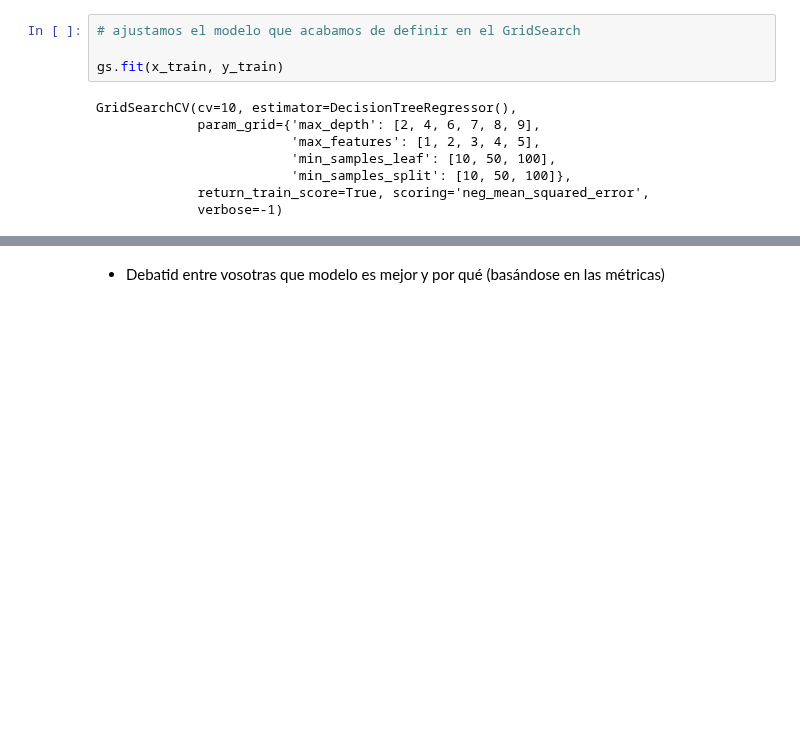
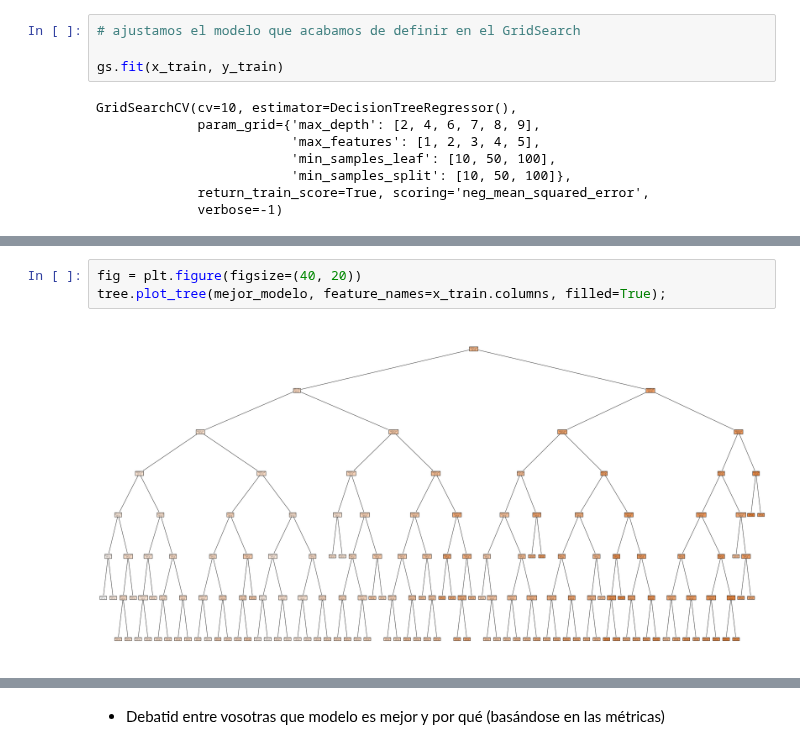
Before and after one commit to Adalab/Adalab-DA-promo-b-modulo-3-sprint-1-Chloe-Diana, a Jupyter notebook: Regresion_lineal/modulo-3-ejercicio-10-decision-tree.ipynb, the cells around one changed output, grey strips where cells are left out. Cells and saved outputs as stored; diff of their text form; blank space fills up the shorter version.

```diff
--- a/Regresion_lineal/modulo-3-ejercicio-10-decision-tree.ipynb
+++ b/Regresion_lineal/modulo-3-ejercicio-10-decision-tree.ipynb
@@ -139,0 +151,5 @@ DecisionTreeRegressor(max_depth=8, max_features=5, min_samples_leaf=10,
+# %%
+fig = plt.figure(figsize=(40, 20))
+tree.plot_tree(mejor_modelo, feature_names=x_train.columns, filled=True);
+# %% [output]
+[figure, added]
```
Also changed, not shown: parts of 11 cells of this notebook, 1 other file.
